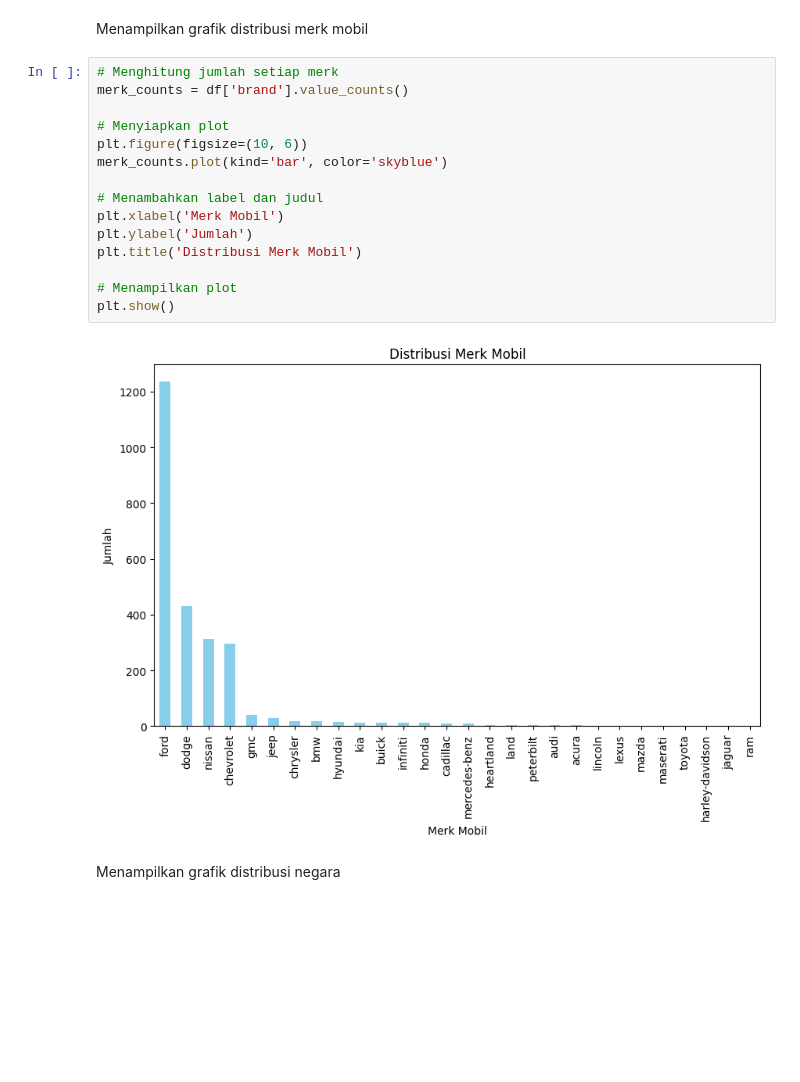
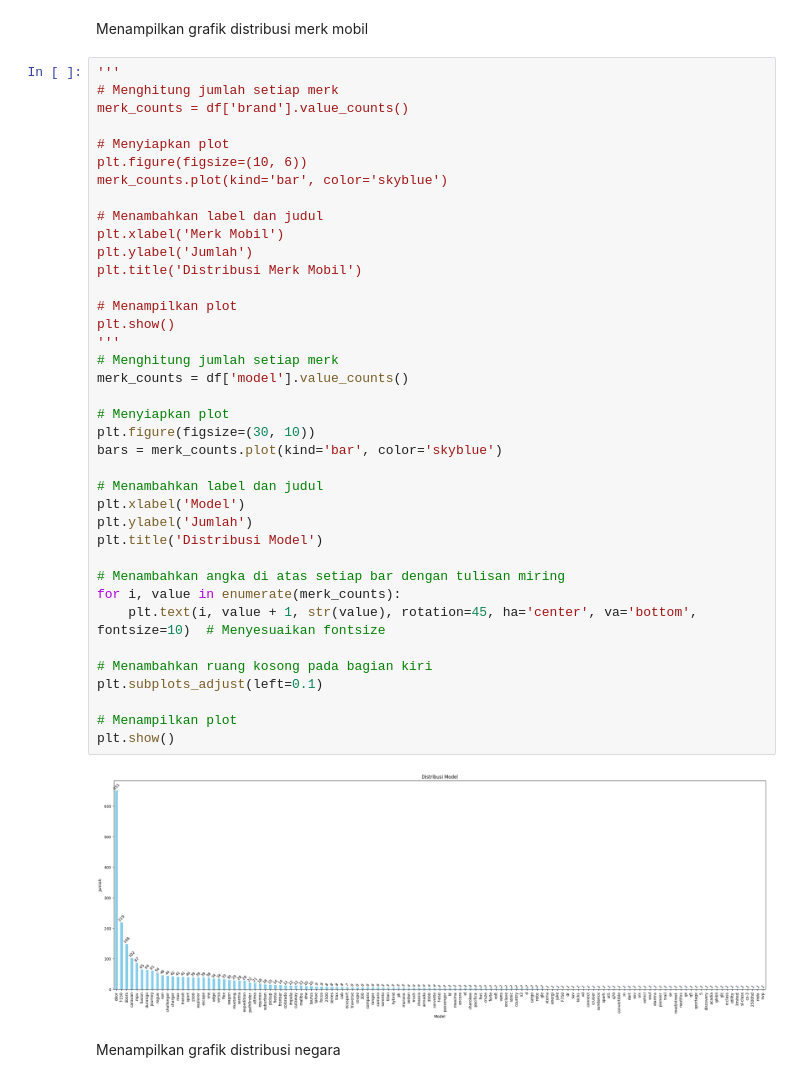
Before and after one commit to aldilbhaskoro/TugasKuliah, a Jupyter notebook: Tubes_Phyton.ipynb, the cells around one changed output. Cells and saved outputs as stored; diff of their text form; blank space fills up the shorter version.

```diff
--- a/Tubes_Phyton.ipynb
+++ b/Tubes_Phyton.ipynb
@@ -158,22 +158,45 @@ plt.show()
 # %% [markdown]
 Menampilkan grafik distribusi merk mobil
 # %%
+'''
 # Menghitung jumlah setiap merk
 merk_counts = df['brand'].value_counts()
 
 # Menyiapkan plot
 plt.figure(figsize=(10, 6))
 merk_counts.plot(kind='bar', color='skyblue')
 
 # Menambahkan label dan judul
 plt.xlabel('Merk Mobil')
 plt.ylabel('Jumlah')
 plt.title('Distribusi Merk Mobil')
 
 # Menampilkan plot
 plt.show()
+'''
+# Menghitung jumlah setiap merk
+merk_counts = df['model'].value_counts()
+
+# Menyiapkan plot
+plt.figure(figsize=(30, 10))
+bars = merk_counts.plot(kind='bar', color='skyblue')
+
+# Menambahkan label dan judul
+plt.xlabel('Model')
+plt.ylabel('Jumlah')
+plt.title('Distribusi Model')
+
+# Menambahkan angka di atas setiap bar dengan tulisan miring
+for i, value in enumerate(merk_counts):
+    plt.text(i, value + 1, str(value), rotation=45, ha='center', va='bottom', fontsize=10)  # Menyesuaikan fontsize
+
+# Menambahkan ruang kosong pada bagian kiri
+plt.subplots_adjust(left=0.1)
+
+# Menampilkan plot
+plt.show()
 # %% [output]
-[figure, old version]
+[figure, new version]
 # %% [markdown]
 Menampilkan grafik distribusi negara
 # %%
```
Also changed, not shown: parts of 6 cells of this notebook.
